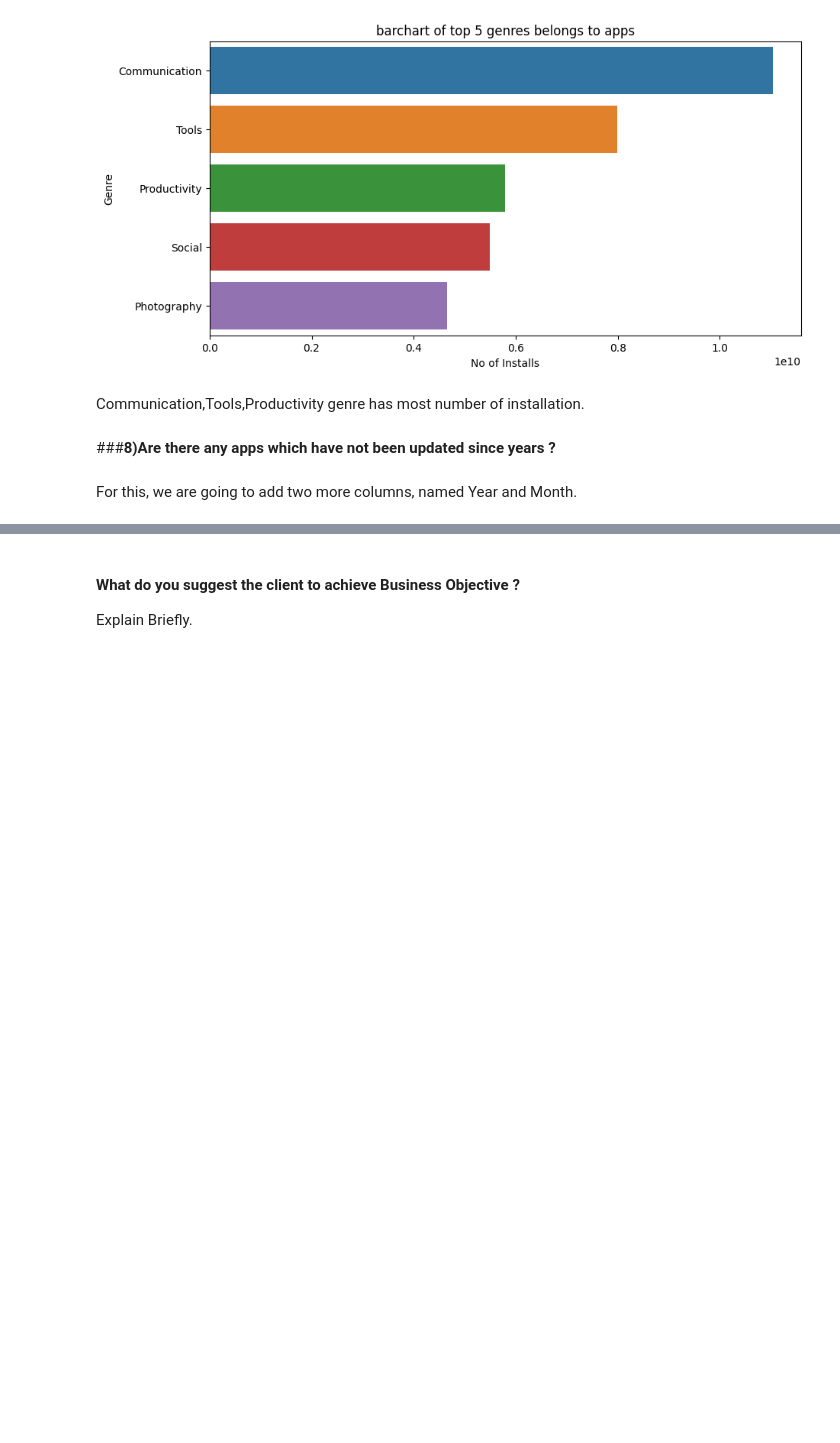
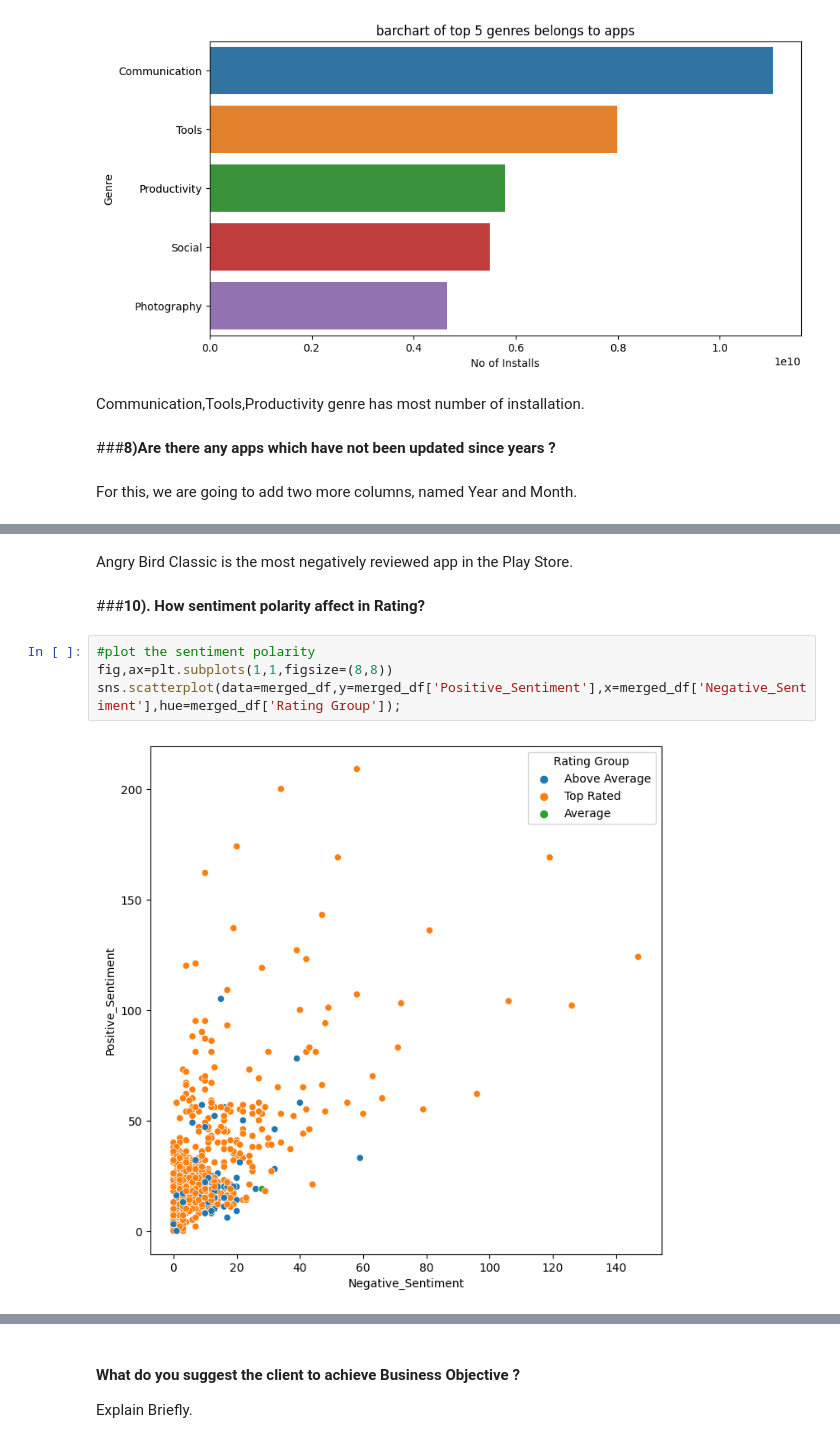
Before and after one commit to shubhsk321go/EDA_capstone_project_playStore_Analysis, a Jupyter notebook: Copy_of_Sample_EDA_Submission_Template.ipynb, the cells around one changed output, grey strips where cells are left out. Saved outputs shown, nothing was run; the diff lists cells and outputs as text; blank space fills up the shorter version.

```diff
--- a/Copy_of_Sample_EDA_Submission_Template.ipynb
+++ b/Copy_of_Sample_EDA_Submission_Template.ipynb
@@ -1860,0 +1898,10 @@ df_ps.head()
+# %% [markdown]
+Angry Bird Classic is the most negatively reviewed app in the Play Store.
+# %% [markdown]
+###**10). How  sentiment polarity affect in Rating?**
+# %%
+#plot the sentiment polarity
+fig,ax=plt.subplots(1,1,figsize=(8,8))
+sns.scatterplot(data=merged_df,y=merged_df['Positive_Sentiment'],x=merged_df['Negative_Sentiment'],hue=merged_df['Rating Group']);
+# %% [output]
+[figure, added]
```
Also changed, not shown: parts of 18 cells of this notebook.
